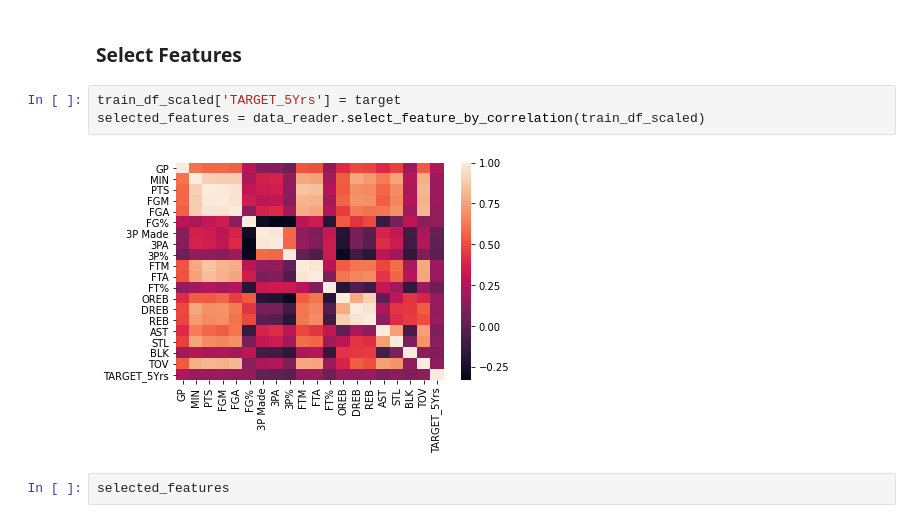
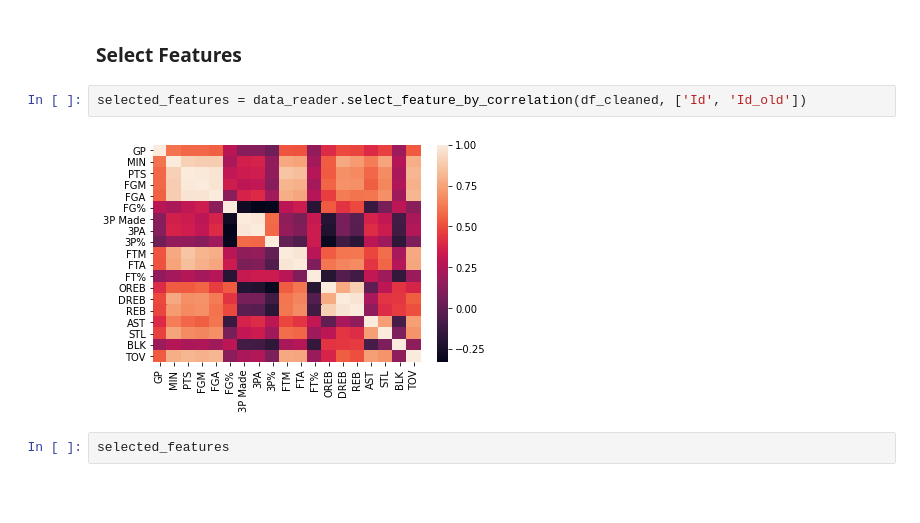
Before and after one commit to adv-dsi-group4/nba-career-prediction, a Jupyter notebook: notebooks/tin_hnin_13738339_week_2_logistic_regression_stdScaling_SMOTE_selectFeatures.ipynb, the cells around one changed output. Cells and saved outputs as stored; diff of their text form; blank space fills up the shorter version.

```diff
--- a/notebooks/tin_hnin_13738339_week_2_logistic_regression_stdScaling_SMOTE_selectFeatures.ipynb
+++ b/notebooks/tin_hnin_13738339_week_2_logistic_regression_stdScaling_SMOTE_selectFeatures.ipynb
@@ -97,11 +89,10 @@ train_df_scaled
 8000 rows × 21 columns
 # %% [markdown]
 ### Select Features
-# %%
-train_df_scaled['TARGET_5Yrs'] = target
-selected_features = data_reader.select_feature_by_correlation(train_df_scaled)
-# %% [output]
-[figure, removed]
+# %%
+selected_features = data_reader.select_feature_by_correlation(df_cleaned, ['Id', 'Id_old'])
+# %% [output]
+[figure, added]
 # %%
 selected_features
 # %% [output]
```
Also changed, not shown: parts of 12 cells of this notebook, 4 other files.
